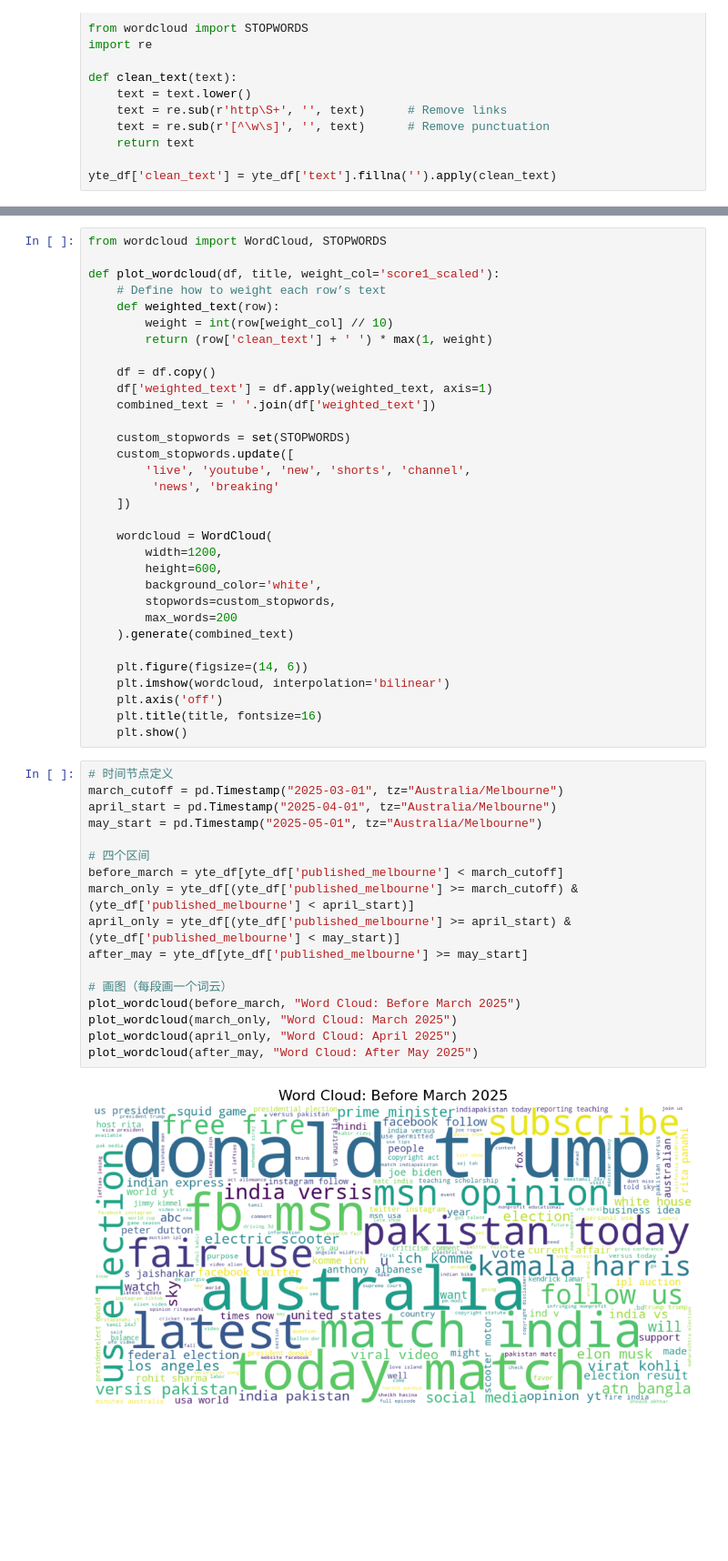
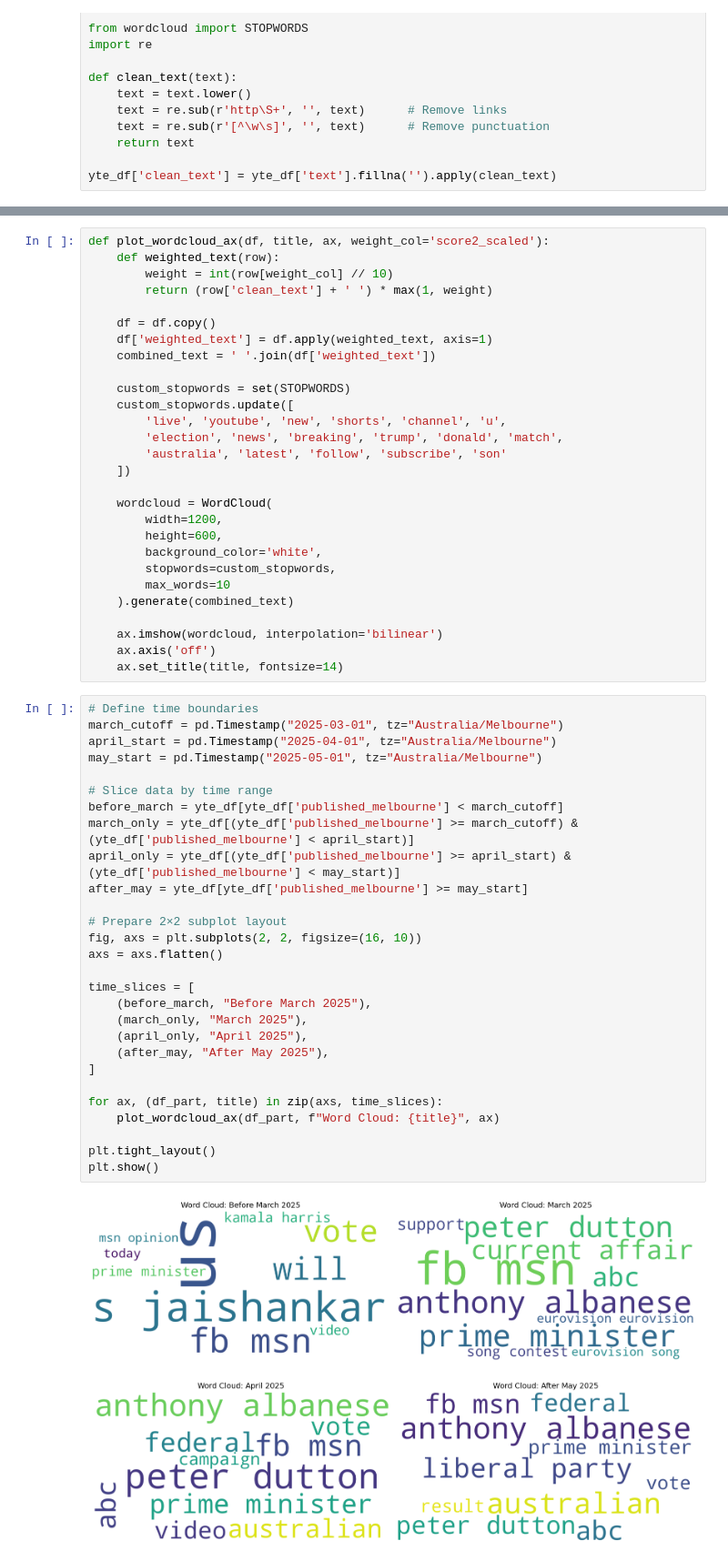
Before and after one commit to HopeLessGuest/comp90024-a2-t71, a Jupyter notebook: frontend/YouTube_Election_Display.ipynb, the cells around one changed output, grey strips where cells are left out. Shown at 91% size. Saved outputs shown, nothing was run; the diff lists cells and outputs as text; blank space fills up the shorter version.

```diff
--- a/frontend/YouTube_Election_Display.ipynb
+++ b/frontend/YouTube_Election_Display.ipynb
@@ -321,8 +348,5 @@ plt.show()
 # %%
-from wordcloud import WordCloud, STOPWORDS
-
-def plot_wordcloud(df, title, weight_col='score1_scaled'):
-    # Define how to weight each row’s text
+def plot_wordcloud_ax(df, title, ax, weight_col='score2_scaled'):
     def weighted_text(row):
         weight = int(row[weight_col] // 10)
         return (row['clean_text'] + ' ') * max(1, weight)
@@ -333,8 +357,9 @@ def plot_wordcloud(df, title, weight_col='score1_scaled'):
 
     custom_stopwords = set(STOPWORDS)
     custom_stopwords.update([
-        'live', 'youtube', 'new', 'shorts', 'channel',
-         'news', 'breaking'
+        'live', 'youtube', 'new', 'shorts', 'channel', 'u',
+        'election', 'news', 'breaking', 'trump', 'donald', 'match',
+        'australia', 'latest', 'follow', 'subscribe', 'son'
     ])
 
     wordcloud = WordCloud(
@@ -342,30 +367,39 @@ def plot_wordcloud(df, title, weight_col='score1_scaled'):
         height=600,
         background_color='white',
         stopwords=custom_stopwords,
-        max_words=200
+        max_words=10
     ).generate(combined_text)
 
-    plt.figure(figsize=(14, 6))
-    plt.imshow(wordcloud, interpolation='bilinear')
-    plt.axis('off')
-    plt.title(title, fontsize=16)
-    plt.show()
+    ax.imshow(wordcloud, interpolation='bilinear')
+    ax.axis('off')
+    ax.set_title(title, fontsize=14)
 # %%
-# 时间节点定义
+# Define time boundaries
 march_cutoff = pd.Timestamp("2025-03-01", tz="Australia/Melbourne")
 april_start = pd.Timestamp("2025-04-01", tz="Australia/Melbourne")
 may_start = pd.Timestamp("2025-05-01", tz="Australia/Melbourne")
 
-# 四个区间
+# Slice data by time range
 before_march = yte_df[yte_df['published_melbourne'] < march_cutoff]
 march_only = yte_df[(yte_df['published_melbourne'] >= march_cutoff) & (yte_df['published_melbourne'] < april_start)]
 april_only = yte_df[(yte_df['published_melbourne'] >= april_start) & (yte_df['published_melbourne'] < may_start)]
 after_may = yte_df[yte_df['published_melbourne'] >= may_start]
 
-# 画图（每段画一个词云）
-plot_wordcloud(before_march, "Word Cloud: Before March 2025")
-plot_wordcloud(march_only, "Word Cloud: March 2025")
-plot_wordcloud(april_only, "Word Cloud: April 2025")
-plot_wordcloud(after_may, "Word Cloud: After May 2025")
+# Prepare 2×2 subplot layout
+fig, axs = plt.subplots(2, 2, figsize=(16, 10))
+axs = axs.flatten()
+
+time_slices = [
+    (before_march, "Before March 2025"),
+    (march_only, "March 2025"),
+    (april_only, "April 2025"),
+    (after_may, "After May 2025"),
+]
+
+for ax, (df_part, title) in zip(axs, time_slices):
+    plot_wordcloud_ax(df_part, f"Word Cloud: {title}", ax)
+
+plt.tight_layout()
+plt.show()
 # %% [output]
-[figure, old version]
+[figure, new version]
```
Also changed, not shown: parts of 7 cells of this notebook, 2 other files.
